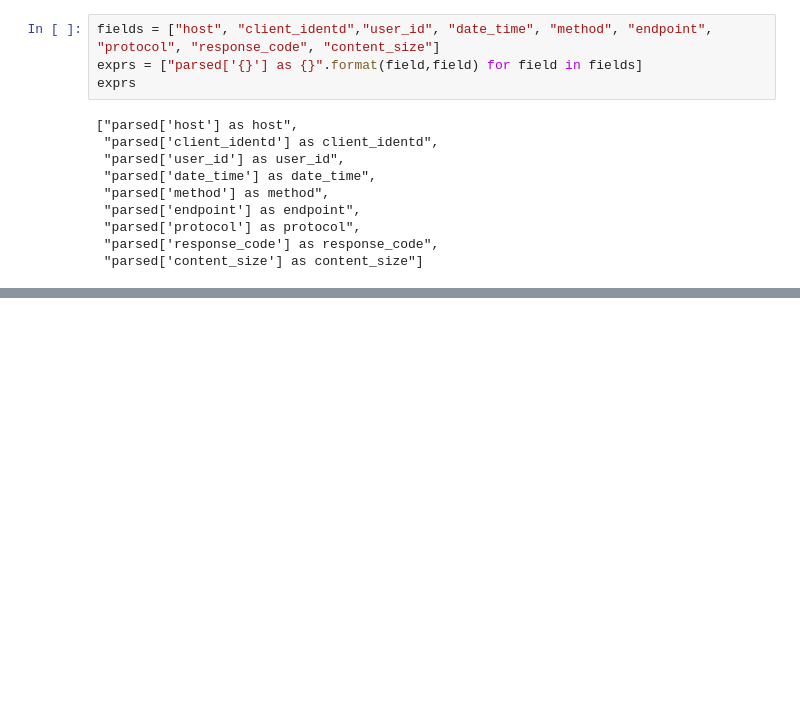
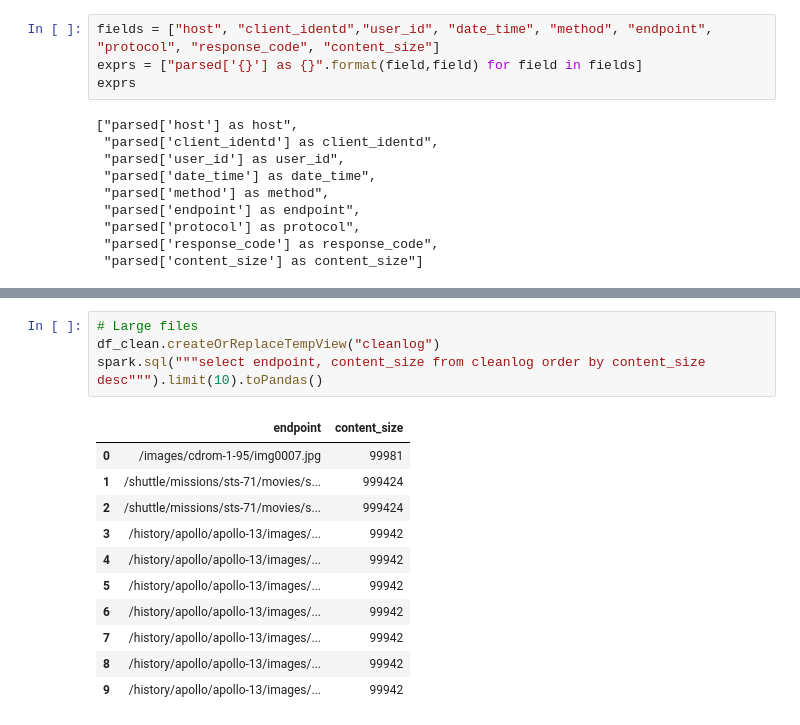
Before and after one commit to razevedo1994/razv-data-engineering, a Jupyter notebook: Spark/examples/schema_on_read.ipynb, the cells around one changed output, grey strips where cells are left out. Cells and saved outputs as stored; diff of their text form; blank space fills up the shorter version.

```diff
--- a/Spark/examples/schema_on_read.ipynb
+++ b/Spark/examples/schema_on_read.ipynb
@@ -175,0 +208,16 @@ df_clean.limit(5).toPandas()
+# %%
+# Large files
+df_clean.createOrReplaceTempView("cleanlog")
+spark.sql("""select endpoint, content_size from cleanlog order by content_size desc""").limit(10).toPandas()
+# %% [output]
+|  | endpoint | content_size |
+| 0 | /images/cdrom-1-95/img0007.jpg | 99981 |
+| 1 | /shuttle/missions/sts-71/movies/s... | 999424 |
+| 2 | /shuttle/missions/sts-71/movies/s... | 999424 |
+| 3 | /history/apollo/apollo-13/images/... | 99942 |
+| 4 | /history/apollo/apollo-13/images/... | 99942 |
+| 5 | /history/apollo/apollo-13/images/... | 99942 |
+| 6 | /history/apollo/apollo-13/images/... | 99942 |
+| 7 | /history/apollo/apollo-13/images/... | 99942 |
+| 8 | /history/apollo/apollo-13/images/... | 99942 |
+| 9 | /history/apollo/apollo-13/images/... | 99942 |
```
Also changed, not shown: parts of 5 cells of this notebook.
